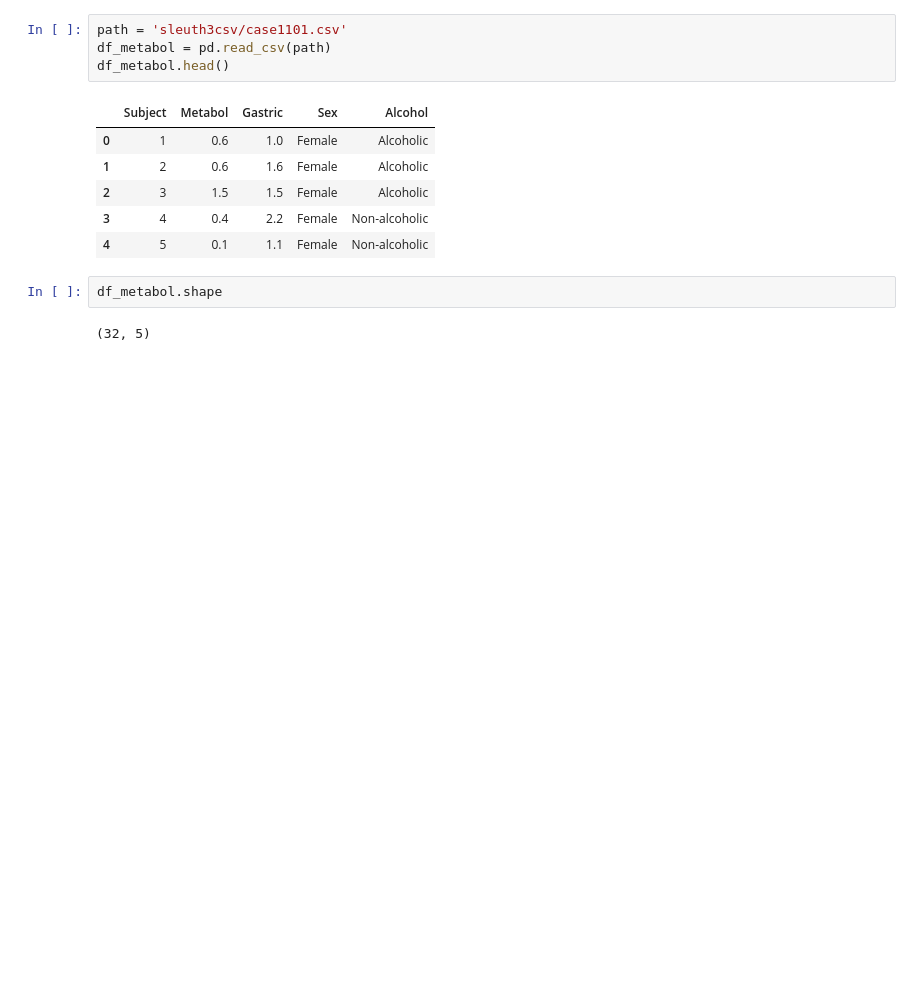
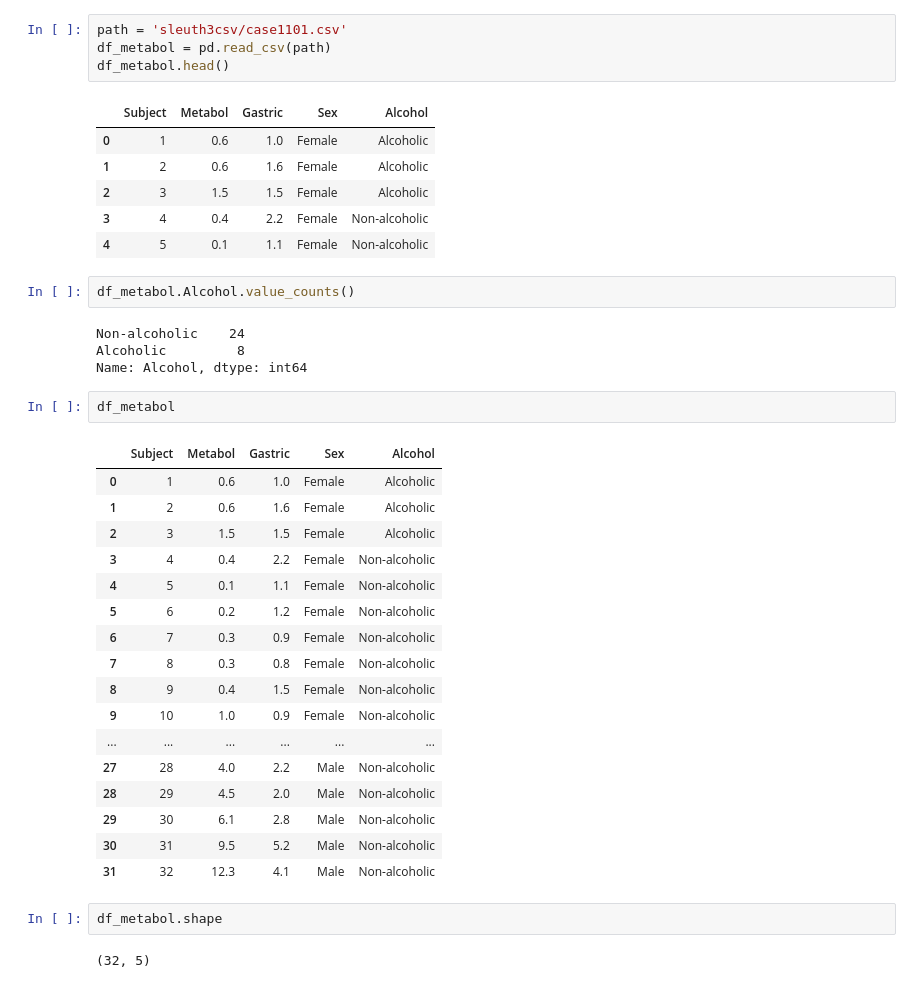
Before and after one commit to akmuthun/Advanced_Statistical_Methods_lecture_notes, a Jupyter notebook: Ch11_model_checking_and_refinement.ipynb, the cells around one changed output. Cells and saved outputs as stored; diff of their text form; blank space fills up the shorter version.

```diff
--- a/Ch11_model_checking_and_refinement.ipynb
+++ b/Ch11_model_checking_and_refinement.ipynb
@@ -189,6 +211,32 @@ df_metabol.head()
 | 2 | 3 | 1.5 | 1.5 | Female | Alcoholic |
 | 3 | 4 | 0.4 | 2.2 | Female | Non-alcoholic |
 | 4 | 5 | 0.1 | 1.1 | Female | Non-alcoholic |
+# %%
+df_metabol.Alcohol.value_counts()
+# %% [output]
+Non-alcoholic    24
+Alcoholic         8
+Name: Alcohol, dtype: int64
+# %%
+df_metabol
+# %% [output]
+|  | Subject | Metabol | Gastric | Sex | Alcohol |
+| 0 | 1 | 0.6 | 1.0 | Female | Alcoholic |
+| 1 | 2 | 0.6 | 1.6 | Female | Alcoholic |
+| 2 | 3 | 1.5 | 1.5 | Female | Alcoholic |
+| 3 | 4 | 0.4 | 2.2 | Female | Non-alcoholic |
+| 4 | 5 | 0.1 | 1.1 | Female | Non-alcoholic |
+| 5 | 6 | 0.2 | 1.2 | Female | Non-alcoholic |
+| 6 | 7 | 0.3 | 0.9 | Female | Non-alcoholic |
+| 7 | 8 | 0.3 | 0.8 | Female | Non-alcoholic |
+| 8 | 9 | 0.4 | 1.5 | Female | Non-alcoholic |
+| 9 | 10 | 1.0 | 0.9 | Female | Non-alcoholic |
+| ... | ... | ... | ... | ... | ... |
+| 27 | 28 | 4.0 | 2.2 | Male | Non-alcoholic |
+| 28 | 29 | 4.5 | 2.0 | Male | Non-alcoholic |
+| 29 | 30 | 6.1 | 2.8 | Male | Non-alcoholic |
+| 30 | 31 | 9.5 | 5.2 | Male | Non-alcoholic |
+| 31 | 32 | 12.3 | 4.1 | Male | Non-alcoholic |
 # %%
 df_metabol.shape
 # %% [output]
```
Also changed, not shown: parts of 4 cells of this notebook, 1 other file.
